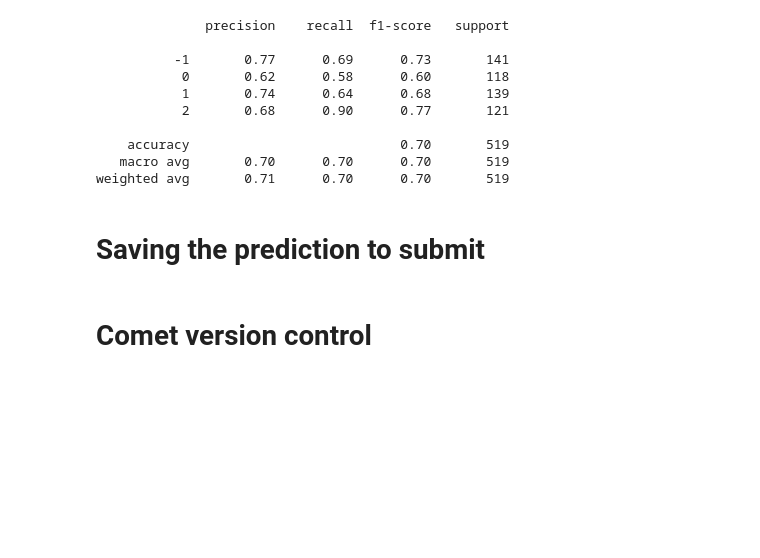
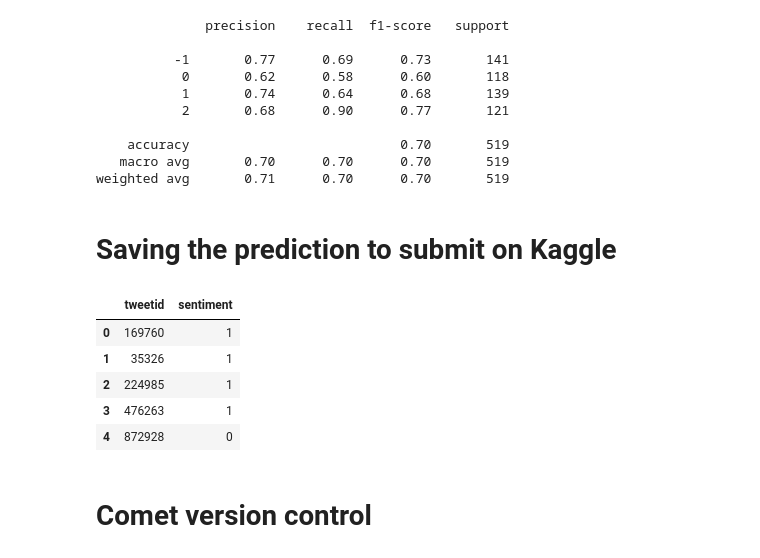
Before and after one commit to monicafar147/classification-predict-streamlit-template, a Jupyter notebook: climate_change.ipynb, the cells around one changed output. Saved outputs shown, nothing was run; the diff lists cells and outputs as text; code cells hidden in the pictures; blank space fills up the shorter version.

```diff
--- a/climate_change.ipynb
+++ b/climate_change.ipynb
@@ -428 +434,9 @@ x_unseen = test['processed']
+# %%
+LR_model = Pipeline([('tfidf',TfidfVectorizer()),('classify',(LogisticRegression(C=1.0,solver='lbfgs',random_state=42,max_iter=200)))])
+
+LR_model.fit(X_train, y_train)
+
+#Apply model on test data
+
+y_pred_lr = LR_model.predict(X_test)
 # %% [markdown]
@@ -684,2 +836,2 @@ y_prediction_svc_downsampled = downsampled_svc.predict(x_unseen)
 # %% [markdown]
-# Saving the prediction to submit
+# Saving the prediction to submit on Kaggle
@@ -694,3 +838,27 @@ submission.set_index('tweetid')
+# %%
+# apply models on unseen data:
+kaggle_lr = LR_model.predict(x_unseen)
+kaggle_svc = svc.predict(x_unseen)
+kaggle_DT = DT.predict(x_unseen)
+kaggle_RF = RF_model.predict(x_unseen)
+kaggle_gb = gb_clf.predict(x_unseen)
+kaggle_LR_upsampled = upsampled_LR.predict(x_unseen)
+kaggle_LR_downsampled = downsampled_LR.predict(x_unseen)
+kaggle_svc_upsampled = upsampled_svc.predict(x_unseen)
+kaggle_svc_downsampled = downsampled_svc.predict(x_unseen)
+# %%
+# create table to submit as .csv file
+Table = {'tweetid': test['tweetid'], 'sentiment':kaggle_svc} #choose a model e.g kaggle_svc
+submission = pd.DataFrame(data=Table)
+submission.set_index('tweetid')
+submission.head()
+# %% [output]
+|  | tweetid | sentiment |
+| 0 | 169760 | 1 |
+| 1 | 35326 | 1 |
+| 2 | 224985 | 1 |
+| 3 | 476263 | 1 |
+| 4 | 872928 | 0 |
 # %%
 # Only run this code if wanting to save to a CSV file
 # save to .csv file
```
Also changed, not shown: parts of 46 cells of this notebook.
